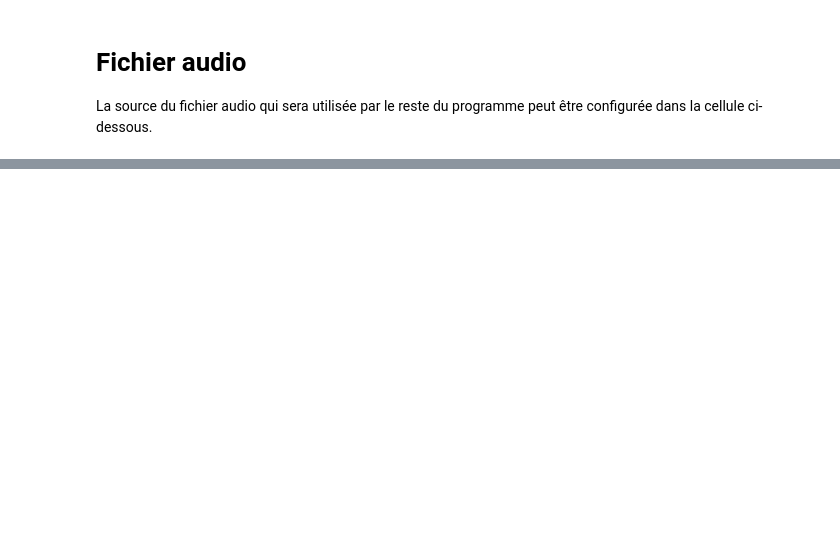
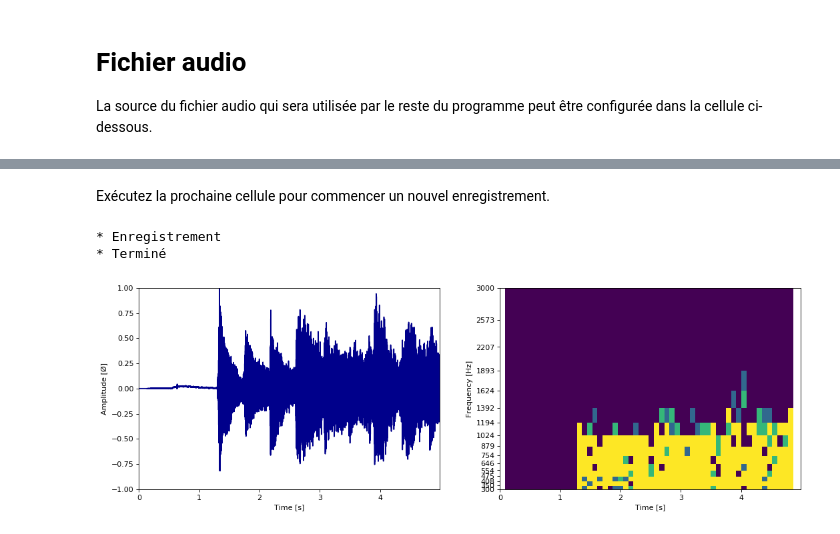
Before and after one commit to lowlighter/sound, a Jupyter notebook: Projet M1.ipynb, the cells around one changed output, grey strips where cells are left out. Cells and saved outputs as stored; diff of their text form; code cells hidden in the pictures; blank space fills up the shorter version.

```diff
--- a/Projet M1.ipynb
+++ b/Projet M1.ipynb
@@ -401,0 +508,64 @@ compute(
+# %%
+#!masquer
+import sys
+sys.path.append(lib_path)
+import pyaudio
+import wave
+
+# Format d'enregistrement
+dformat = pyaudio.paInt16
+# Nombre de canaux (mono est conseillé)
+channels = 1
+# Fréquence d'échantillonage
+fs = 48000
+# Taille des blocs enregistrés
+chunk_size = 1024
+# %%
+# Durée de l'enregistrement
+duration = 5
+# %% [markdown]
+Exécutez la prochaine cellule pour commencer un nouvel enregistrement.
+# %%
+#!masquer
+# Initialisation
+p = pyaudio.PyAudio()
+
+# Ouverture du flux
+stream = p.open(format=dformat, channels=channels, rate=fs, input=True, frames_per_buffer=chunk_size)
+frames = []
+print("* Enregistrement")
+
+# Enregistrement
+for i in range(0, int(fs / chunk_size * duration)):
+    data = stream.read(chunk_size)
+    frames.append(data)
+
+# Fermeture du flux
+print("* Terminé")
+stream.stop_stream()
+stream.close()
+p.terminate()
+
+# Ecriture du fichier
+wf = wave.open(src_out, "wb")
+wf.setnchannels(channels)
+wf.setsampwidth(p.get_sample_size(dformat))
+wf.setframerate(fs)
+wf.writeframes(b''.join(frames))
+wf.close()
+
+# Traitement
+compute(
+    file=src_out,
+    fmin=300,
+    fmax=3000,
+    nb_filters=16,
+    q=3,
+    n=3,
+    time_res=0.5,
+    amp_res=2
+)
+# %% [output]
+* Enregistrement
+* Terminé
+[figure, added]
```
Also changed, not shown: parts of 69 cells of this notebook, 2 other files.
